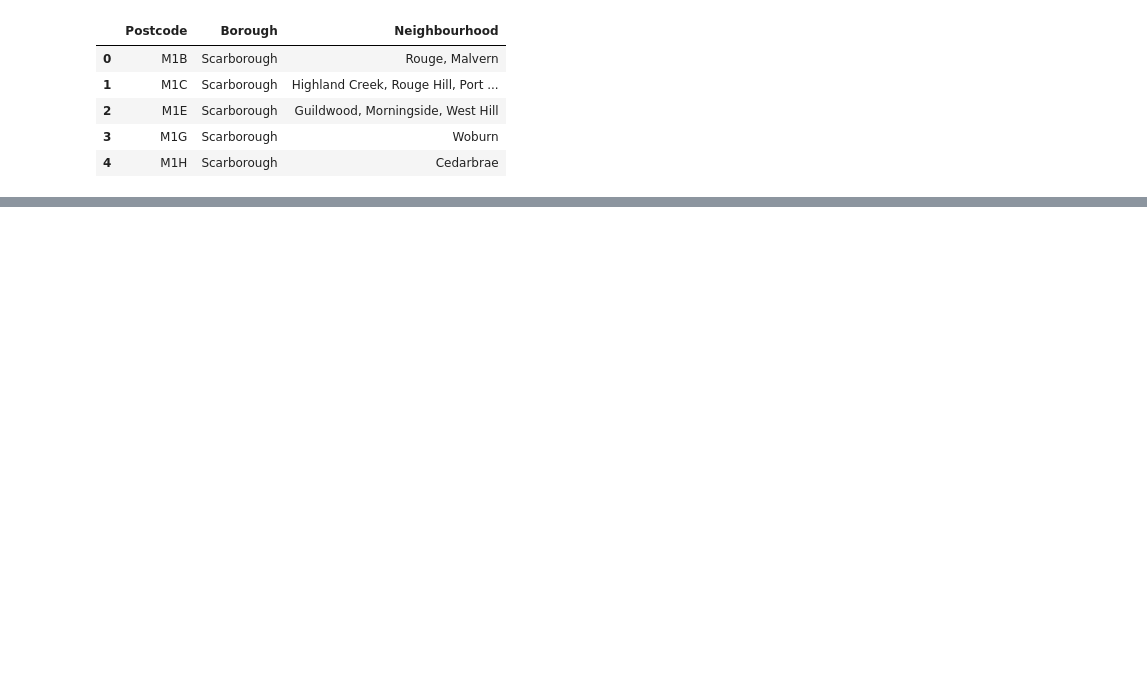
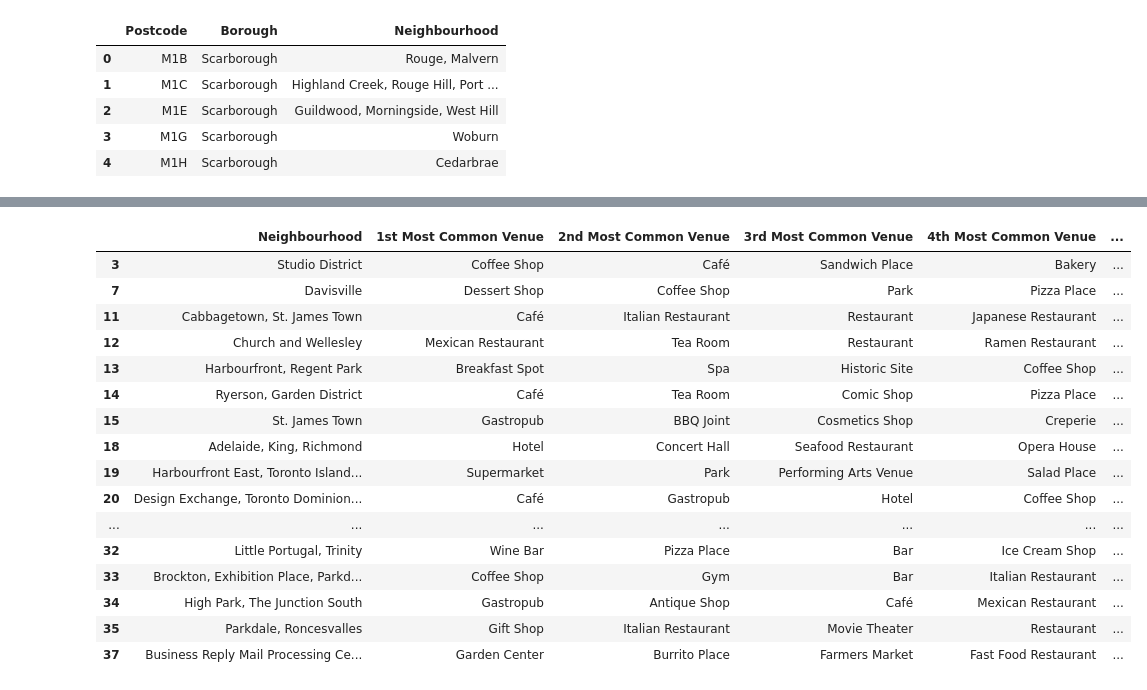
Before and after one commit to kiranprasad2/DataScience, a Jupyter notebook: Toronto Neighbourhood.ipynb, the cells around one changed output, grey strips where cells are left out. Saved outputs shown, nothing was run; the diff lists cells and outputs as text; code cells hidden in the pictures; blank space fills up the shorter version.

```diff
--- a/Toronto Neighbourhood.ipynb
+++ b/Toronto Neighbourhood.ipynb
@@ -44,0 +281,21 @@ t2.set_index('Postcode').join(df.set_index('Postal Code'))
+# %%
+num_top_venues = 10
+import numpy as np
+indicators = ['st', 'nd', 'rd']
+
+# create columns according to number of top venues
+columns = ['Neighborhood']
+for ind in np.arange(num_top_venues):
+    try:
+        columns.append('{}{} Most Common Venue'.format(ind+1, indicators[ind]))
+    except:
+        columns.append('{}th Most Common Venue'.format(ind+1))
+
+# create a new dataframe
+neighborhoods_venues_sorted = pd.DataFrame(columns=columns)
+neighborhoods_venues_sorted['Neighborhood'] = toronto_grouped['Neighborhood']
+
+for ind in np.arange(toronto_grouped.shape[0]):
+    neighborhoods_venues_sorted.iloc[ind, 1:] = return_most_common_venues(toronto_grouped.iloc[ind, :], num_top_venues)
+
+neighborhoods_venues_sorted.head()
@@ -44,0 +311,11 @@ t2.set_index('Postcode').join(df.set_index('Postal Code'))
+# %%
+# set number of clusters
+kclusters = 5
+
+manhattan_grouped_clustering = toronto_grouped.drop('Neighborhood', 1)
+
+# run k-means clustering
+kmeans = KMeans(n_clusters=kclusters, random_state=0).fit(manhattan_grouped_clustering)
+
+# check cluster labels generated for each row in the dataframe
+kmeans.labels_[0:10]
@@ -44,0 +326,8 @@ t2.set_index('Postcode').join(df.set_index('Postal Code'))
+# %%
+# add clustering labels
+if 'Cluster Labels' not in neighborhoods_venues_sorted.columns:
+    neighborhoods_venues_sorted.insert(0, 'Cluster Labels', kmeans.labels_)
+toronto_merged = Toronto_data
+# merge toronto_grouped with toronto_data to add latitude/longitude for each neighborhood
+toronto_merged = toronto_merged.join(neighborhoods_venues_sorted.set_index('Neighborhood'), on='Neighbourhood')
+toronto_merged.head() # check the last columns!
@@ -44,0 +378,20 @@ t2.set_index('Postcode').join(df.set_index('Postal Code'))
+# %%
+toronto_merged.loc[toronto_merged['Cluster Labels'] == 1, toronto_merged.columns[[1] + list(range(5, toronto_merged.shape[1]))]]
+# %% [output]
+|  | Neighbourhood | 1st Most Common Venue | 2nd Most Common Venue | 3rd Most Common Venue | 4th Most Common Venue | ... |
+| 3 | Studio District | Coffee Shop | Café | Sandwich Place | Bakery | ... |
+| 7 | Davisville | Dessert Shop | Coffee Shop | Park | Pizza Place | ... |
+| 11 | Cabbagetown, St. James Town | Café | Italian Restaurant | Restaurant | Japanese Restaurant | ... |
+| 12 | Church and Wellesley | Mexican Restaurant | Tea Room | Restaurant | Ramen Restaurant | ... |
+| 13 | Harbourfront, Regent Park | Breakfast Spot | Spa | Historic Site | Coffee Shop | ... |
+| 14 | Ryerson, Garden District | Café | Tea Room | Comic Shop | Pizza Place | ... |
+| 15 | St. James Town | Gastropub | BBQ Joint | Cosmetics Shop | Creperie | ... |
+| 18 | Adelaide, King, Richmond | Hotel | Concert Hall | Seafood Restaurant | Opera House | ... |
+| 19 | Harbourfront East, Toronto Island... | Supermarket | Park | Performing Arts Venue | Salad Place | ... |
+| 20 | Design Exchange, Toronto Dominion... | Café | Gastropub | Hotel | Coffee Shop | ... |
+| ... | ... | ... | ... | ... | ... | ... |
+| 32 | Little Portugal, Trinity | Wine Bar | Pizza Place | Bar | Ice Cream Shop | ... |
+| 33 | Brockton, Exhibition Place, Parkd... | Coffee Shop | Gym | Bar | Italian Restaurant | ... |
+| 34 | High Park, The Junction South | Gastropub | Antique Shop | Café | Mexican Restaurant | ... |
+| 35 | Parkdale, Roncesvalles | Gift Shop | Italian Restaurant | Movie Theater | Restaurant | ... |
+| 37 | Business Reply Mail Processing Ce... | Garden Center | Burrito Place | Farmers Market | Fast Food Restaurant | ... |
```
Also changed, not shown: parts of 32 cells of this notebook.
